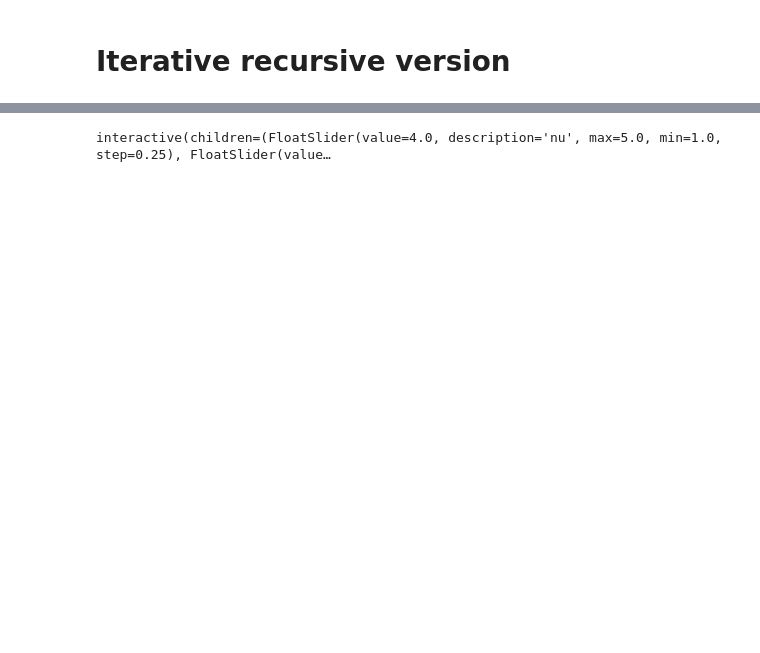
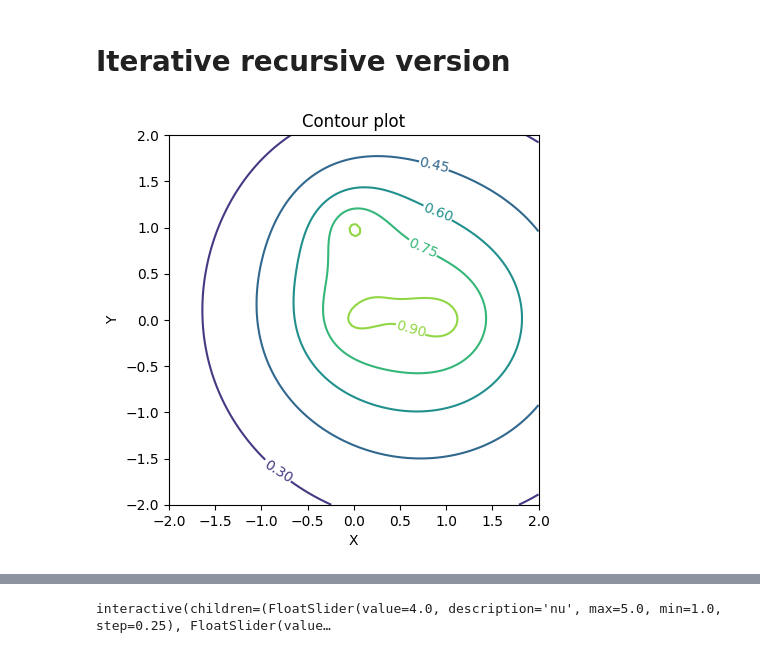
Before and after one commit to asmove/pybary, a Jupyter notebook: examples/example.ipynb, the cells around one changed output, grey strips where cells are left out. Drawn from its saved outputs; the diff is of its cells as text; code cells hidden in the pictures; blank space fills up the shorter version.

```diff
--- a/examples/example.ipynb
+++ b/examples/example.ipynb
@@ -75 +133,69 @@ print(xhat_recursive)
+# %%
+weights=[
+    1,
+    2,
+    1
+]
+
+sigmas=[
+    0.5,
+    2,
+    1
+]
+
+centers=[
+    np.array([1, 0]),
+    np.array([0, 1]),
+    np.array([0, 0])
+]
+# %%
+import pylab
+
+x_min=-2
+x_max=2
+y_min=-2
+y_max=2
+
+n=100
+
+# Oracle function
+oracle = lambda x: valleys(x, centers, sigmas, weights)
+
+X=np.linspace(x_min, x_max, n)
+Y=np.linspace(y_min, y_max, n)
+
+# Z values as a matrix
+Z = np.ndarray((len(X),len(Y)))
+
+for i in range(0, n):
+    for j in range(0, n):
+        Z[i][j] = oracle([X[i], Y[j]])
+
+fig = plt.figure()
+ax = plt.gca()
+
+ax.set_aspect('equal', adjustable='box')
+
+# Set the x axis and y axis limits
+pylab.xlim([x_min,x_max])
+pylab.ylim([y_min,y_max])
+
+# Provide a title for the contour plot
+plt.title('Contour plot')
+
+# Set x axis label for the contour plot
+plt.xlabel('X')
+
+# Set y axis label for the contour plot
+plt.ylabel('Y')
+
+# Create contour lines for the Hyperbolic Paraboloid using matplotlib.pyplot module
+contours = plt.contour(X, Y, Z)
+
+# Display z values on contour lines
+plt.clabel(contours, inline=1, fontsize=10)
+
+plt.show()
+# %% [output]
+[figure, added]
 # %%
```
Also changed, not shown: parts of 8 cells of this notebook.
